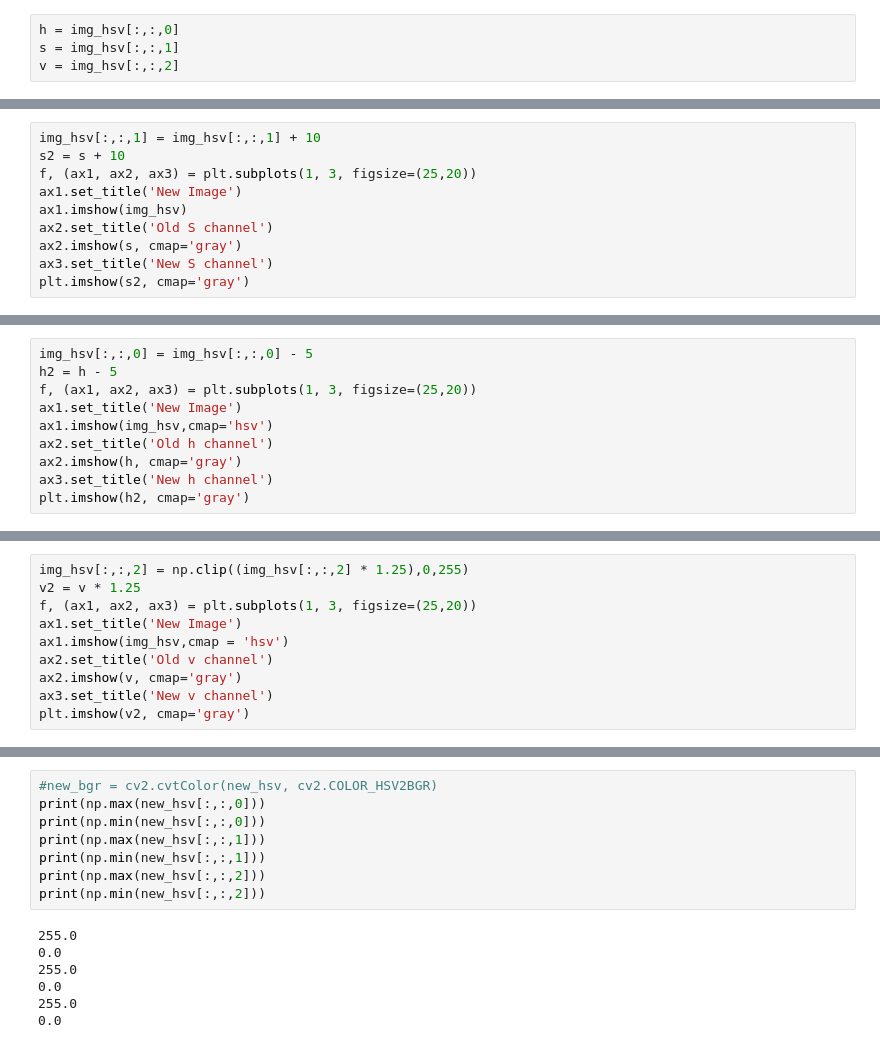
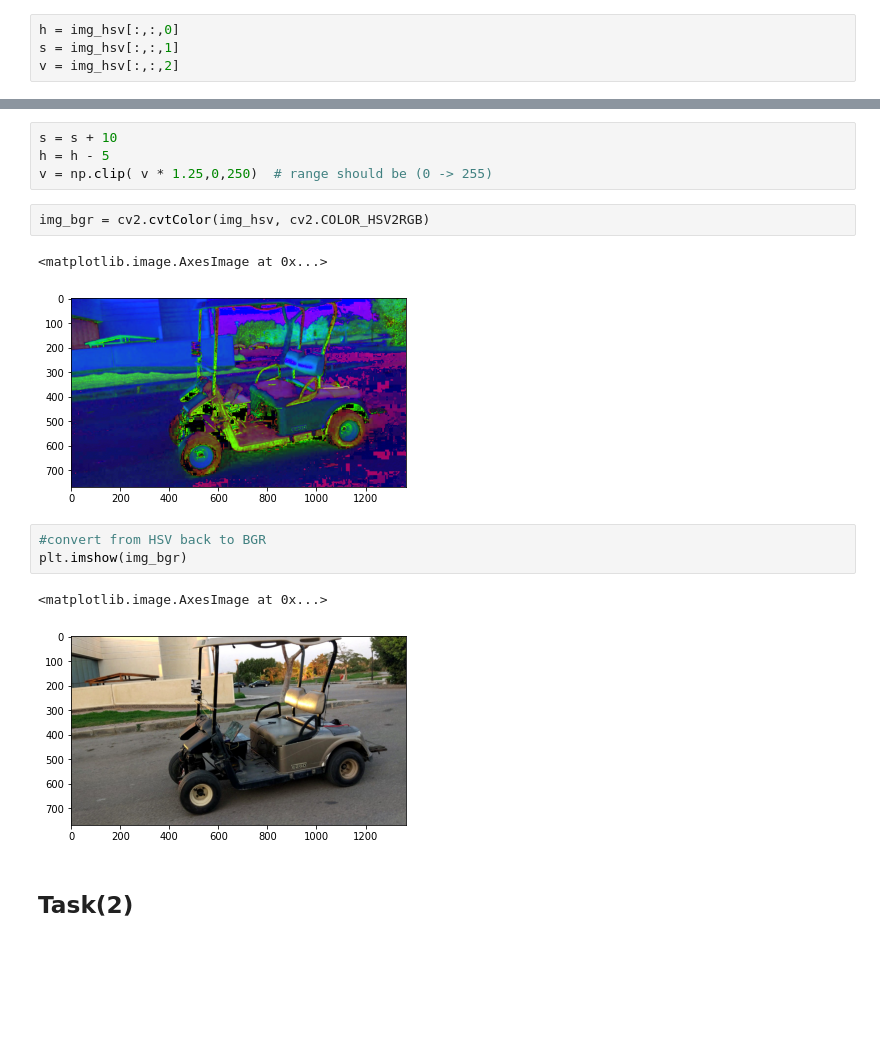
Before and after one commit to Mohamed-Abdelwahab/Self-Driving-ITI, a Jupyter notebook: Computer_Vision/Basics/11_ColorSpaces.ipynb, the cells around one changed output, grey strips where cells are left out. Saved outputs shown, nothing was run; the diff lists cells and outputs as text; blank space fills up the shorter version.

Commit message:
color spaces lab

```diff
--- a/Computer_Vision/Basics/11_ColorSpaces.ipynb
+++ b/Computer_Vision/Basics/11_ColorSpaces.ipynb
@@ -104,10 +84,0 @@ ax4.imshow(v, cmap='gray')
-# %%
-img_hsv[:,:,1] = img_hsv[:,:,1] + 10
-s2 = s + 10
-f, (ax1, ax2, ax3) = plt.subplots(1, 3, figsize=(25,20))
-ax1.set_title('New Image')
-ax1.imshow(img_hsv)
-ax2.set_title('Old S channel')
-ax2.imshow(s, cmap='gray')
-ax3.set_title('New S channel')
-plt.imshow(s2, cmap='gray')
@@ -133,10 +84,0 @@ print(np.min(new_img[:,:,2]))
-# %%
-img_hsv[:,:,0] = img_hsv[:,:,0] - 5
-h2 = h - 5
-f, (ax1, ax2, ax3) = plt.subplots(1, 3, figsize=(25,20))
-ax1.set_title('New Image')
-ax1.imshow(img_hsv,cmap='hsv')
-ax2.set_title('Old h channel')
-ax2.imshow(h, cmap='gray')
-ax3.set_title('New h channel')
-plt.imshow(h2, cmap='gray')
@@ -164,10 +84,0 @@ print(np.min(new_img2[:,:,2]))
-# %%
-img_hsv[:,:,2] = np.clip((img_hsv[:,:,2] * 1.25),0,255)
-v2 = v * 1.25
-f, (ax1, ax2, ax3) = plt.subplots(1, 3, figsize=(25,20))
-ax1.set_title('New Image')
-ax1.imshow(img_hsv,cmap = 'hsv')
-ax2.set_title('Old v channel')
-ax2.imshow(v, cmap='gray')
-ax3.set_title('New v channel')
-plt.imshow(v2, cmap='gray')
@@ -242,16 +85,18 @@ ax4.imshow(v, cmap='gray')
-# %%
-#new_bgr = cv2.cvtColor(new_hsv, cv2.COLOR_HSV2BGR)
-print(np.max(new_hsv[:,:,0]))
-print(np.min(new_hsv[:,:,0]))
-print(np.max(new_hsv[:,:,1]))
-print(np.min(new_hsv[:,:,1]))
-print(np.max(new_hsv[:,:,2]))
-print(np.min(new_hsv[:,:,2]))
-# %% [output]
-255.0
-0.0
-255.0
-0.0
-255.0
-0.0
+# %%
+s = s + 10
+h = h - 5
+v = np.clip( v * 1.25,0,250)  # range should be (0 -> 255)
+# %%
+img_bgr = cv2.cvtColor(img_hsv, cv2.COLOR_HSV2RGB)
+# %% [output]
+<matplotlib.image.AxesImage at 0x...>
+[figure, added]
+# %%
+#convert from HSV back to BGR
+plt.imshow(img_bgr)
+# %% [output]
+<matplotlib.image.AxesImage at 0x...>
+[figure, added]
+# %% [markdown]
+## Task(2)
 # %%
```
Also changed, not shown: parts of 21 cells of this notebook.
